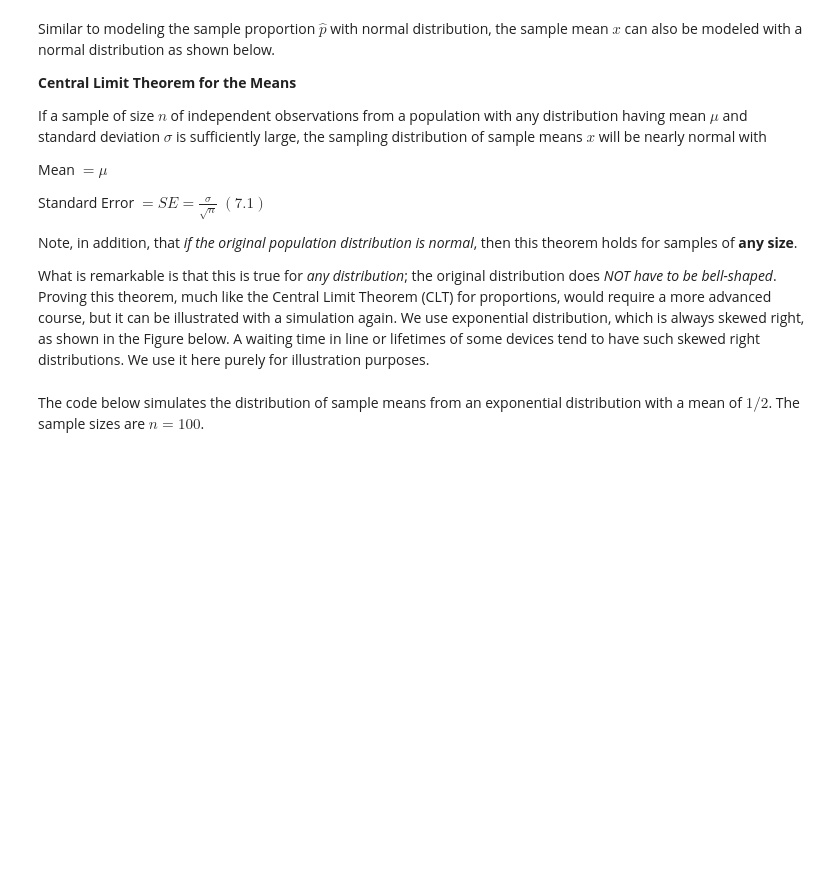
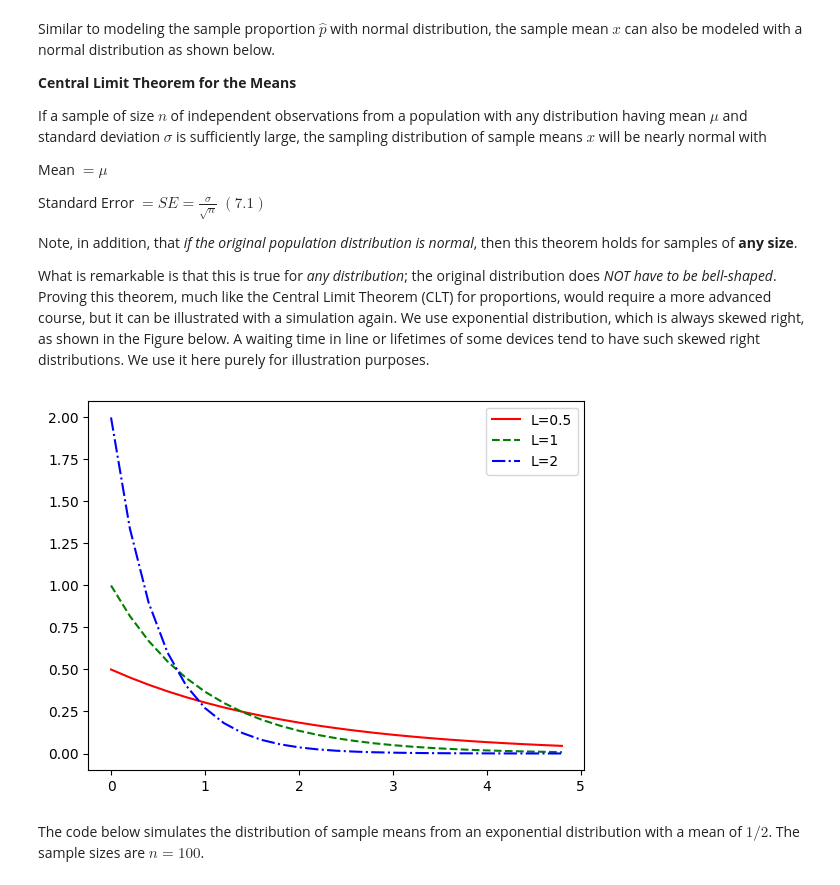
Before and after one commit to rezahabibi96/GitBook, a Jupyter notebook: books/applied-statistics-with-python/ch-7.ipynb, the cells around one changed output. Cells and saved outputs as stored; diff of their text form; code cells hidden in the pictures; blank space fills up the shorter version.

```diff
--- a/books/applied-statistics-with-python/ch-7.ipynb
+++ b/books/applied-statistics-with-python/ch-7.ipynb
@@ -39,5 +40,22 @@ Standard Error $= SE = \frac{\sigma}{\sqrt{n}}$ $(7.1)$
 Note, in addition, that *if the original population distribution is normal*, then this theorem holds for samples of **any size**.
 
 What is remarkable is that this is true for *any distribution*; the original distribution does *NOT have to be bell-shaped*. Proving this theorem, much like the Central Limit Theorem (CLT) for proportions, would require a more advanced course, but it can be illustrated with a simulation again. We use exponential distribution, which is always skewed right, as shown in the Figure below. A waiting time in line or lifetimes of some devices tend to have such skewed right distributions. We use it here purely for illustration purposes.
+# %%
+L = 0.5; # shape parameter lambda, scale = 1 / lambda = mean
+xv = np.arange(0,5,0.2)
+dv1 = expon.pdf(x=xv,scale=1/L)
+plt.plot(xv,dv1,'r-',label='L=0.5');
+
+L = 1
+dv2 = expon.pdf(x=xv,scale=1/L)
+plt.plot(xv,dv2,'g--',label='L=1');
+
+L = 2
+dv3 = expon.pdf(x=xv,scale=1/L)
+plt.plot(xv,dv3,'b-.',label='L=2');
+
+plt.legend();
+# %% [output]
+[figure, added]
 # %% [markdown]
 The code below simulates the distribution of sample means from an exponential distribution with a mean of $1/2$. The sample sizes are $n = 100$.
```
Also changed, not shown: parts of 47 cells of this notebook.
